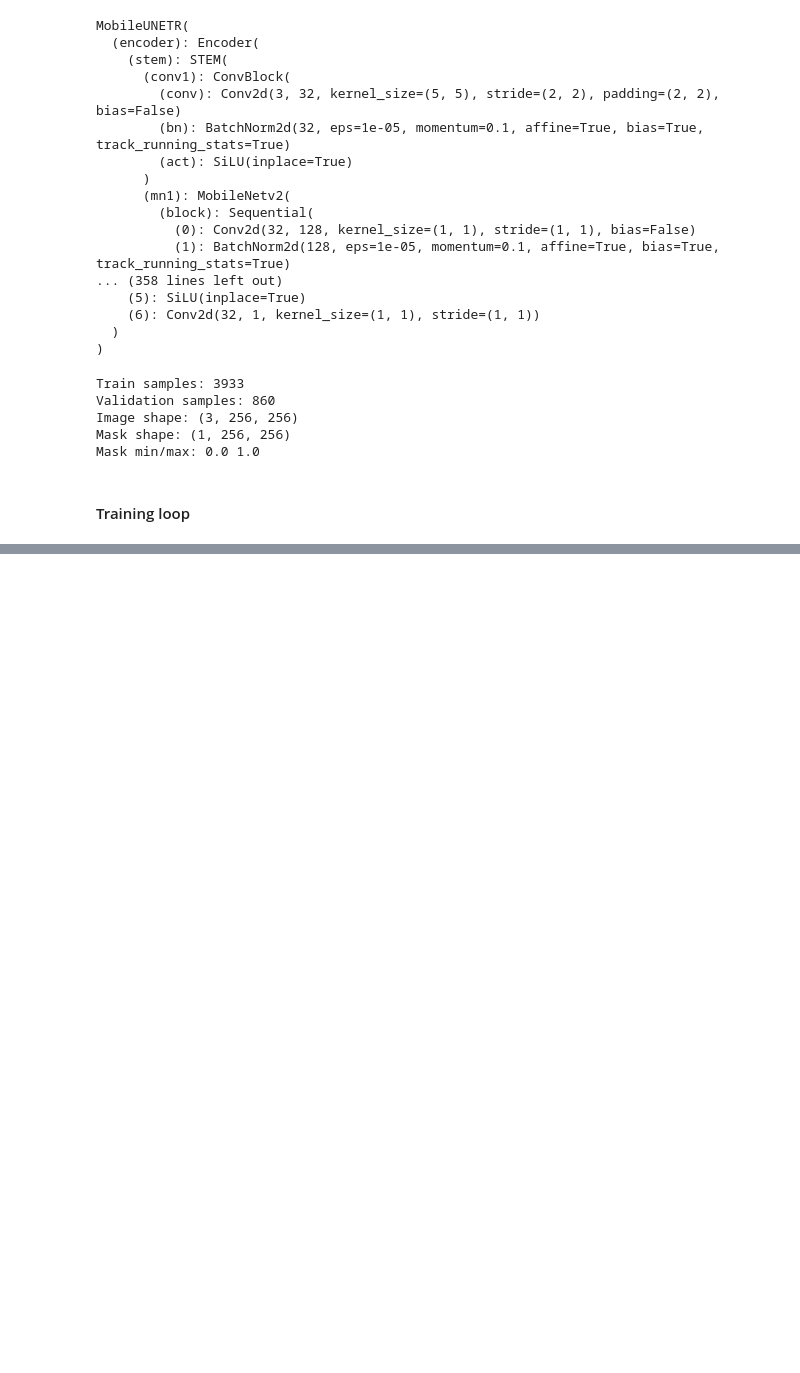
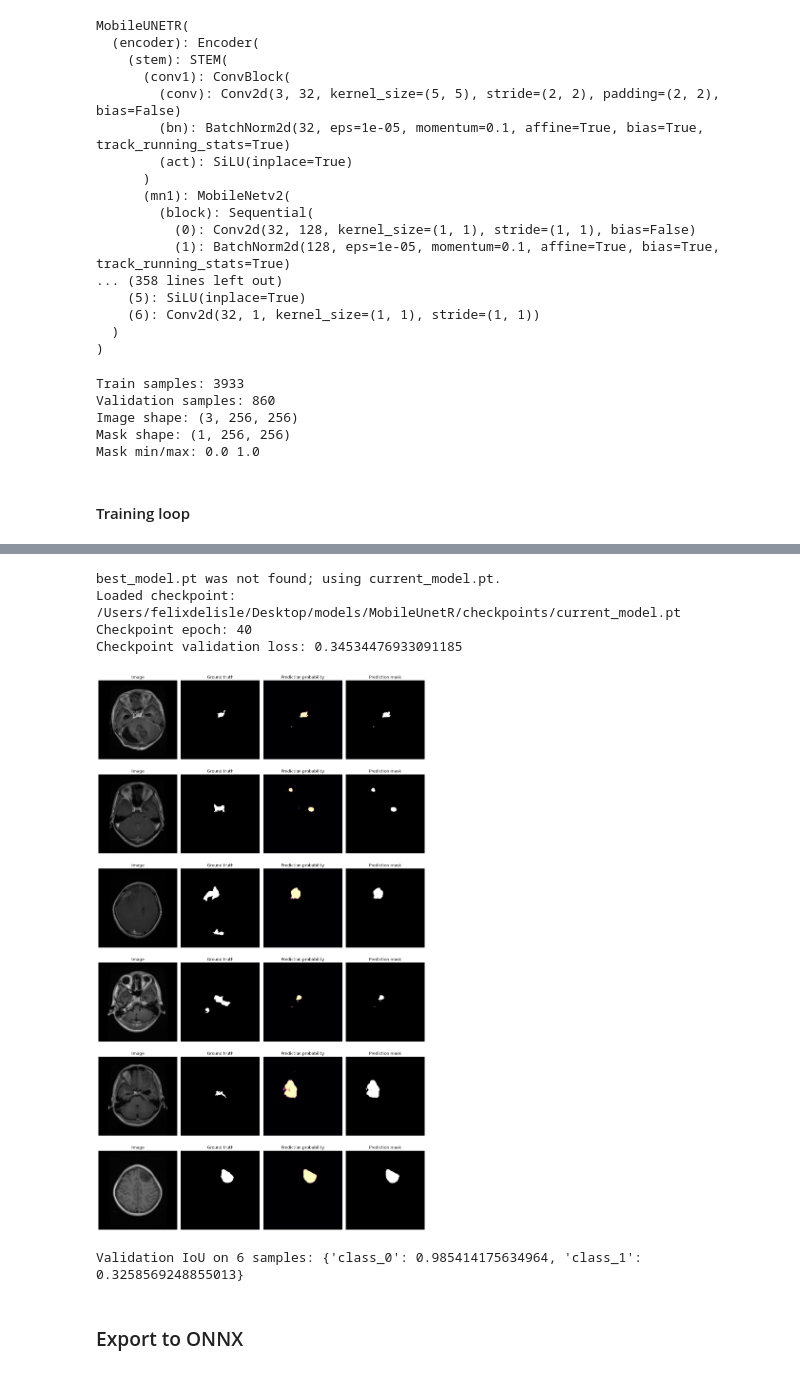
Before and after one commit to felixdelisle/Models, a Jupyter notebook: MobileUnetR/train.ipynb, the cells around one changed output, grey strips where cells are left out. Drawn from its saved outputs; the diff is of its cells as text; code cells hidden in the pictures; blank space fills up the shorter version.

Commit message:
Add model training notebooks and ignore generated data
Co-authored-by: Copilot <223556219+Copilot@users.noreply.github.com>

```diff
--- a/MobileUnetR/train.ipynb
+++ b/MobileUnetR/train.ipynb
@@ -319,0 +531,68 @@ FileNotFoundError: [Errno 2] No such file or directory: '/Users/felixdelisle/Des
+# %%
+from pathlib import Path
+
+CHECKPOINT_DIR = Path('/Users/felixdelisle/Desktop/models/MobileUnetR/checkpoints')
+BEST_CHECKPOINT = CHECKPOINT_DIR / 'best_model.pt'
+CURRENT_CHECKPOINT = CHECKPOINT_DIR / 'current_model.pt'
+
+if BEST_CHECKPOINT.exists():
+    checkpoint_path = BEST_CHECKPOINT
+elif CURRENT_CHECKPOINT.exists():
+    checkpoint_path = CURRENT_CHECKPOINT
+    print('best_model.pt was not found; using current_model.pt.')
+else:
+    raise FileNotFoundError(
+        f'No checkpoint found in {CHECKPOINT_DIR}. Run the training cell first.'
+    )
+
+inference_model = MobileUNETR(in_channels=3, num_classes=1).to(DEVICE)
+checkpoint = torch.load(checkpoint_path, map_location=DEVICE, weights_only=False)
+inference_model.load_state_dict(checkpoint['model_state_dict'])
+inference_model.eval()
+
+print(f'Loaded checkpoint: {checkpoint_path}')
+print(f"Checkpoint epoch: {checkpoint.get('epoch', 'unknown')}")
+print(f"Checkpoint validation loss: {checkpoint.get('val_loss', 'unknown')}")
+
+sample_count = min(6, len(val_ds))
+figure, axes = plt.subplots(sample_count, 4, figsize=(14, 4 * sample_count), squeeze=False)
+validation_iou = {'class_0': 0.0, 'class_1': 0.0}
+
+with torch.no_grad():
+    for row, index in enumerate(range(sample_count)):
+        image, target = val_ds[index]
+        image_batch = image.unsqueeze(0).to(DEVICE, dtype=torch.float32)
+        target_batch = target.unsqueeze(0).to(DEVICE, dtype=torch.float32)
+        logits = inference_model(image_batch)
+        prediction = (torch.sigmoid(logits) >= 0.5).float()
+
+        sample_iou = compute_iou_per_class(logits, target_batch)
+        for key in validation_iou:
+            validation_iou[key] += sample_iou[key]
+
+        axes[row, 0].imshow(image.permute(1, 2, 0).cpu().numpy())
+        axes[row, 0].set_title('Image')
+        axes[row, 1].imshow(target.squeeze().cpu().numpy(), cmap='gray', vmin=0, vmax=1)
+        axes[row, 1].set_title('Ground truth')
+        axes[row, 2].imshow(torch.sigmoid(logits).squeeze().cpu().numpy(), cmap='magma', vmin=0, vmax=1)
+        axes[row, 2].set_title('Prediction probability')
+        axes[row, 3].imshow(prediction.squeeze().cpu().numpy(), cmap='gray', vmin=0, vmax=1)
+        axes[row, 3].set_title('Prediction mask')
+
+        for column in range(4):
+            axes[row, column].axis('off')
+
+plt.tight_layout()
+plt.show()
+
+validation_iou = {key: value / sample_count for key, value in validation_iou.items()}
+print(f'Validation IoU on {sample_count} samples: {validation_iou}')
+# %% [output]
+best_model.pt was not found; using current_model.pt.
+Loaded checkpoint: /Users/felixdelisle/Desktop/models/MobileUnetR/checkpoints/current_model.pt
+Checkpoint epoch: 40
+Checkpoint validation loss: 0.34534476933091185
+[figure, added]
+Validation IoU on 6 samples: {'class_0': 0.985414175634964, 'class_1': 0.3258569248855013}
+# %% [markdown]
+### Export to ONNX
```
Also changed, not shown: parts of 2 cells of this notebook, 2 other files.
